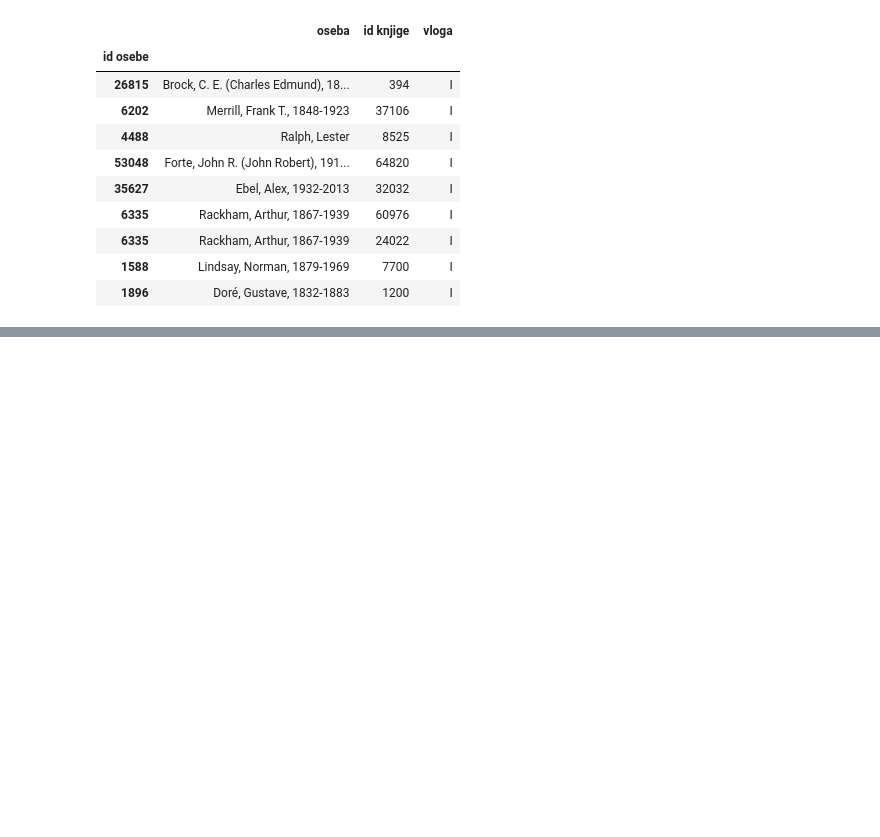
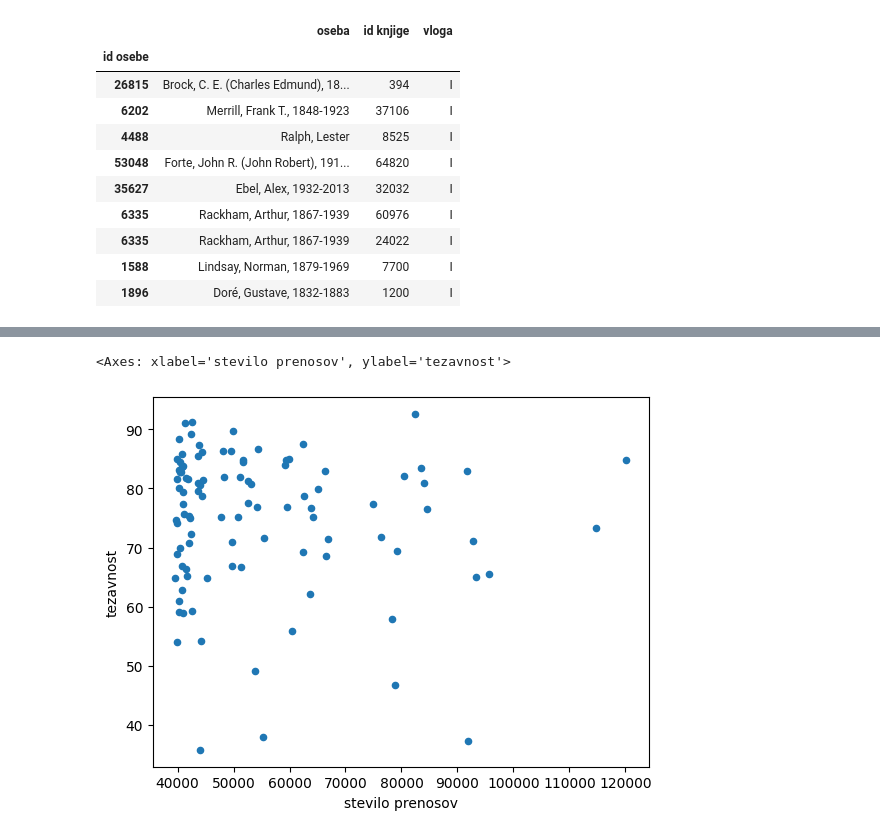
Before and after one commit to K-Larisa/seminarska-UVP, a Jupyter notebook: analiza_podatkov.ipynb, the cells around one changed output, grey strips where cells are left out. Drawn from its saved outputs; the diff is of its cells as text; code cells hidden in the pictures; blank space fills up the shorter version.

```diff
--- a/analiza_podatkov.ipynb
+++ b/analiza_podatkov.ipynb
@@ -132,0 +140,3 @@ ilustratorji
+# %%
+stevilo_prenosov_glede_na_tezavnost = knjige[["stevilo prenosov", "tezavnost"]]
+stevilo_prenosov_glede_na_tezavnost
@@ -132,0 +158,6 @@ ilustratorji
+# %%
+import matplotlib.pyplot as plt
+stevilo_prenosov_glede_na_tezavnost.plot.scatter(x="stevilo prenosov", y="tezavnost", title="")
+# %% [output]
+<Axes: xlabel='stevilo prenosov', ylabel='tezavnost'>
+[figure, added]
```
Also changed, not shown: parts of 4 cells of this notebook.
